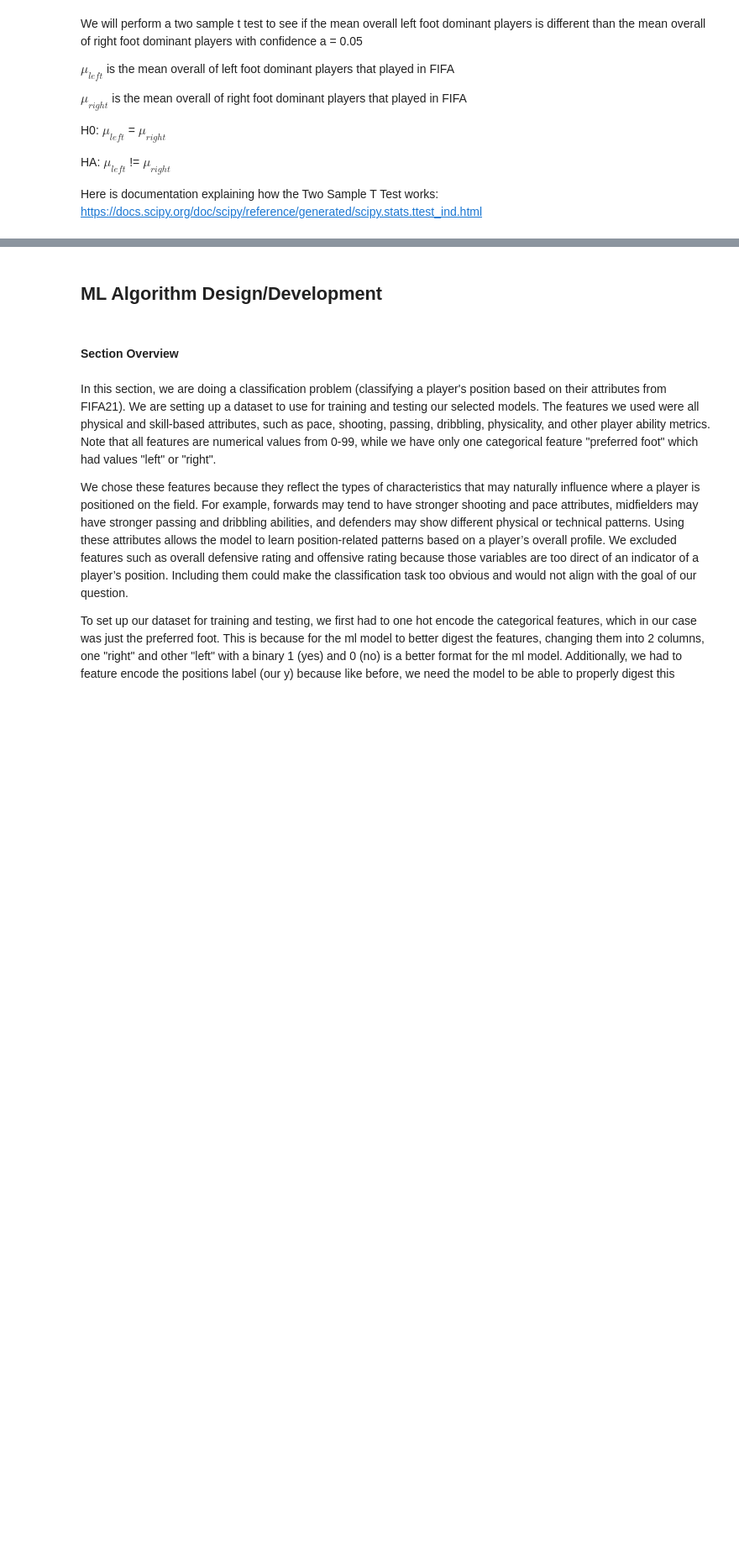
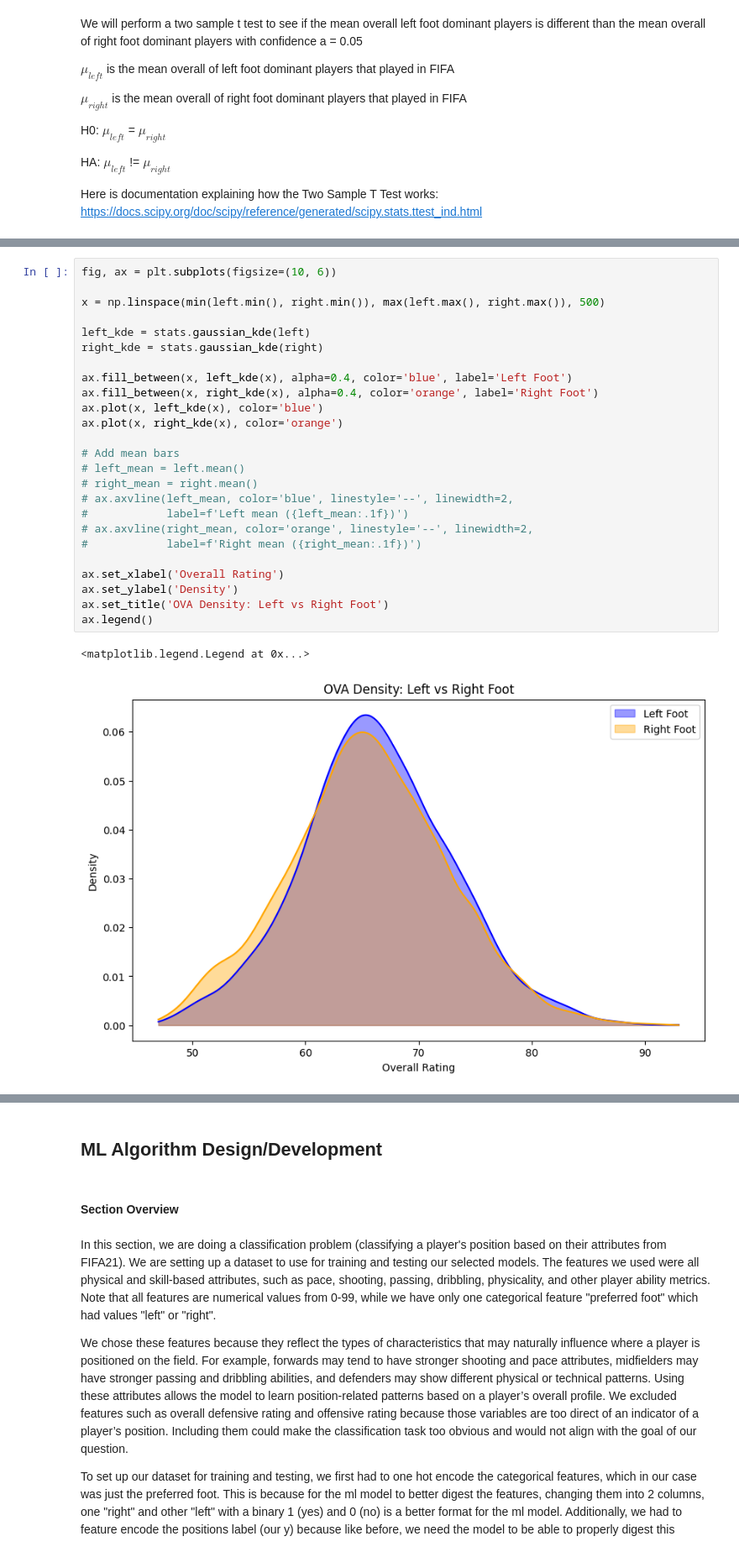
Before and after one commit to LFEXela/CMSC320-Projec1, a Jupyter notebook: CMSC320_Project1_Final.ipynb, the cells around one changed output, grey strips where cells are left out. Shown at 84% size. Cells and saved outputs as stored; diff of their text form; blank space fills up the shorter version.

```diff
--- a/CMSC320_Project1_Final.ipynb
+++ b/CMSC320_Project1_Final.ipynb
@@ -458 +450,29 @@ Right foot mean OVA: 65.53451021114573
+# %%
+fig, ax = plt.subplots(figsize=(10, 6))
+
+x = np.linspace(min(left.min(), right.min()), max(left.max(), right.max()), 500)
+
+left_kde = stats.gaussian_kde(left)
+right_kde = stats.gaussian_kde(right)
+
+ax.fill_between(x, left_kde(x), alpha=0.4, color='blue', label='Left Foot')
+ax.fill_between(x, right_kde(x), alpha=0.4, color='orange', label='Right Foot')
+ax.plot(x, left_kde(x), color='blue')
+ax.plot(x, right_kde(x), color='orange')
+
+# Add mean bars
+# left_mean = left.mean()
+# right_mean = right.mean()
+# ax.axvline(left_mean, color='blue', linestyle='--', linewidth=2,
+#            label=f'Left mean ({left_mean:.1f})')
+# ax.axvline(right_mean, color='orange', linestyle='--', linewidth=2,
+#            label=f'Right mean ({right_mean:.1f})')
+
+ax.set_xlabel('Overall Rating')
+ax.set_ylabel('Density')
+ax.set_title('OVA Density: Left vs Right Foot')
+ax.legend()
+# %% [output]
+<matplotlib.legend.Legend at 0x...>
+[figure, added]
 # %% [markdown]
```
Also changed, not shown: parts of 13 cells of this notebook.
